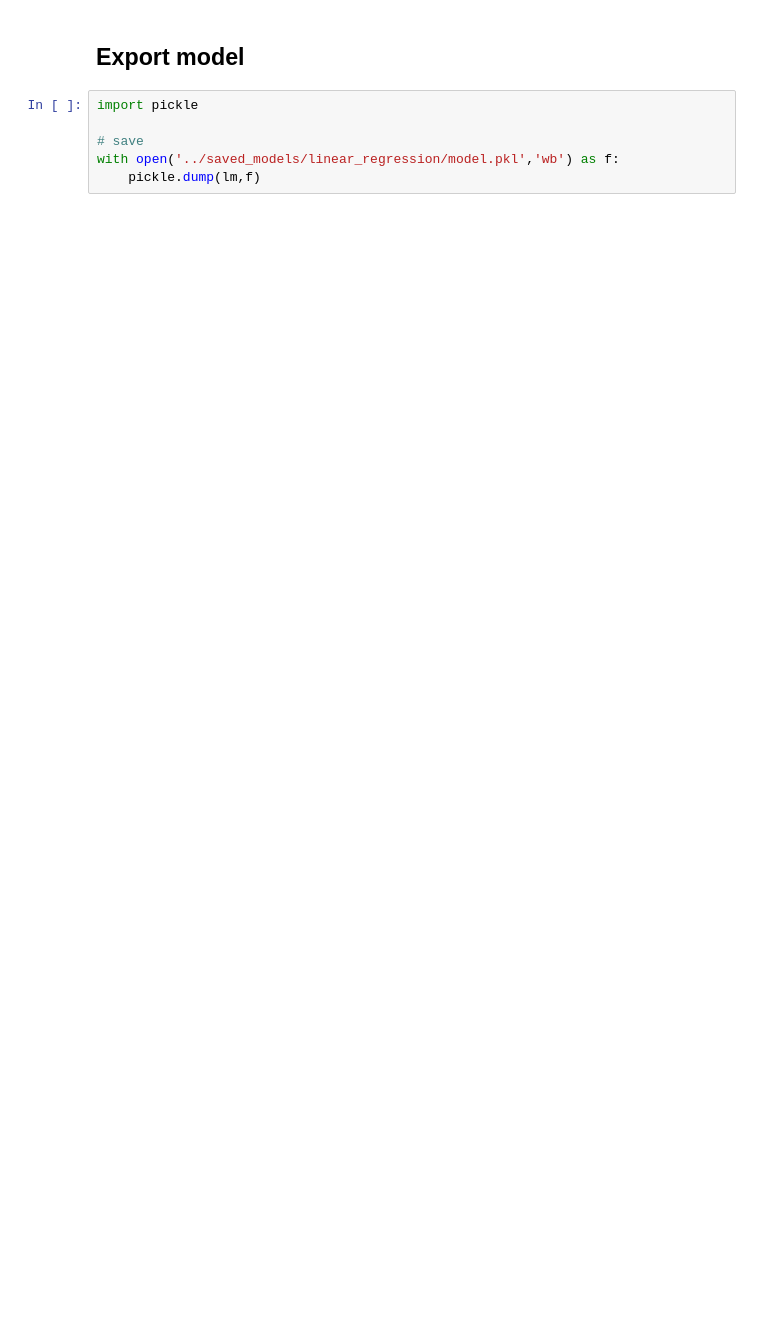
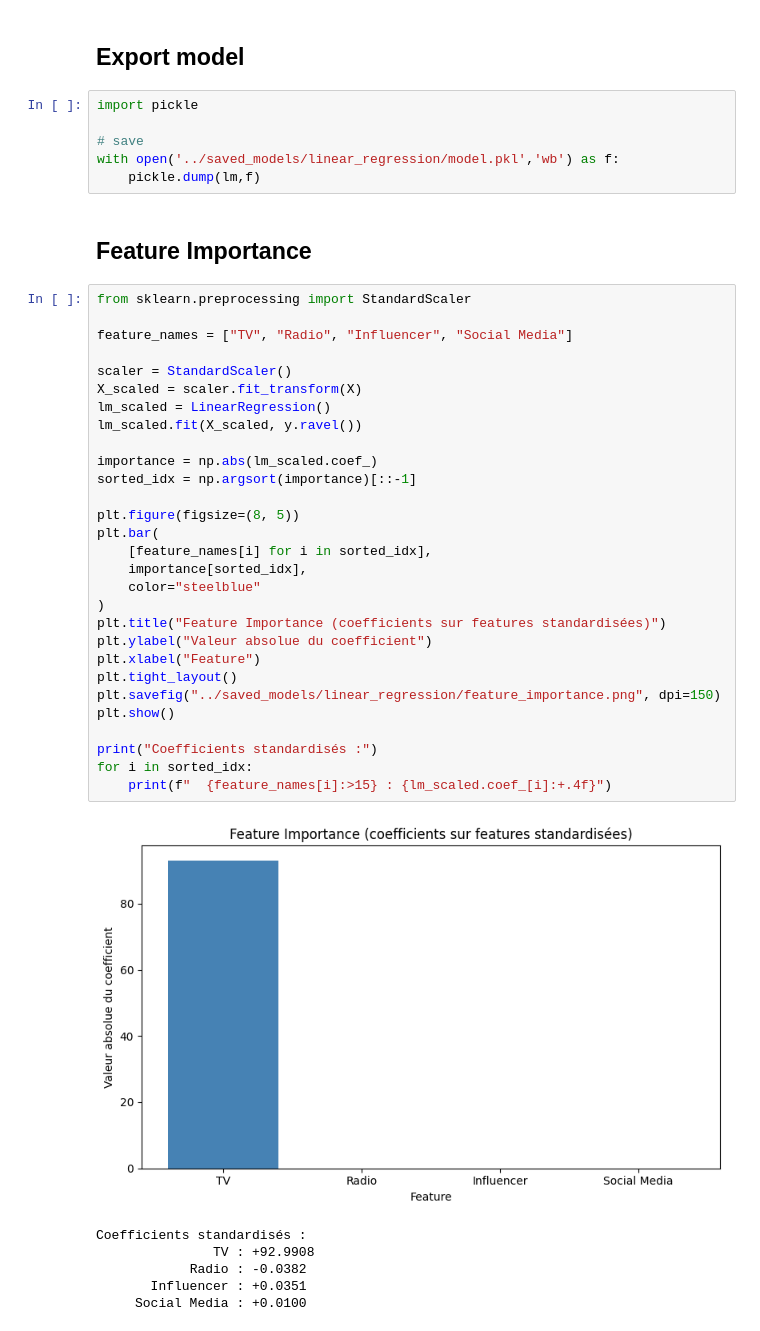
Before and after one commit to weDeZed/DataScienceProjectSujet3, a Jupyter notebook: ml_models/training/linear_regression.ipynb, the cells around one changed output. Cells and saved outputs as stored; diff of their text form; blank space fills up the shorter version.

Commit message:
feat(linear regression model): Add feature importance check & cross validation

```diff
--- a/ml_models/training/linear_regression.ipynb
+++ b/ml_models/training/linear_regression.ipynb
@@ -66,3 +84,41 @@ import pickle
 # save
 with open('../saved_models/linear_regression/model.pkl','wb') as f:
     pickle.dump(lm,f)
+# %% [markdown]
+## Feature Importance
+# %%
+from sklearn.preprocessing import StandardScaler
+
+feature_names = ["TV", "Radio", "Influencer", "Social Media"]
+
+scaler = StandardScaler()
+X_scaled = scaler.fit_transform(X)
+lm_scaled = LinearRegression()
+lm_scaled.fit(X_scaled, y.ravel())
+
+importance = np.abs(lm_scaled.coef_)
+sorted_idx = np.argsort(importance)[::-1]
+
+plt.figure(figsize=(8, 5))
+plt.bar(
+    [feature_names[i] for i in sorted_idx],
+    importance[sorted_idx],
+    color="steelblue"
+)
+plt.title("Feature Importance (coefficients sur features standardisées)")
+plt.ylabel("Valeur absolue du coefficient")
+plt.xlabel("Feature")
+plt.tight_layout()
+plt.savefig("../saved_models/linear_regression/feature_importance.png", dpi=150)
+plt.show()
+
+print("Coefficients standardisés :")
+for i in sorted_idx:
+    print(f"  {feature_names[i]:>15} : {lm_scaled.coef_[i]:+.4f}")
+# %% [output]
+[figure, added]
+Coefficients standardisés :
+               TV : +92.9908
+            Radio : -0.0382
+       Influencer : +0.0351
+     Social Media : +0.0100
```
Also changed, not shown: parts of 10 cells of this notebook, 1 other file.
